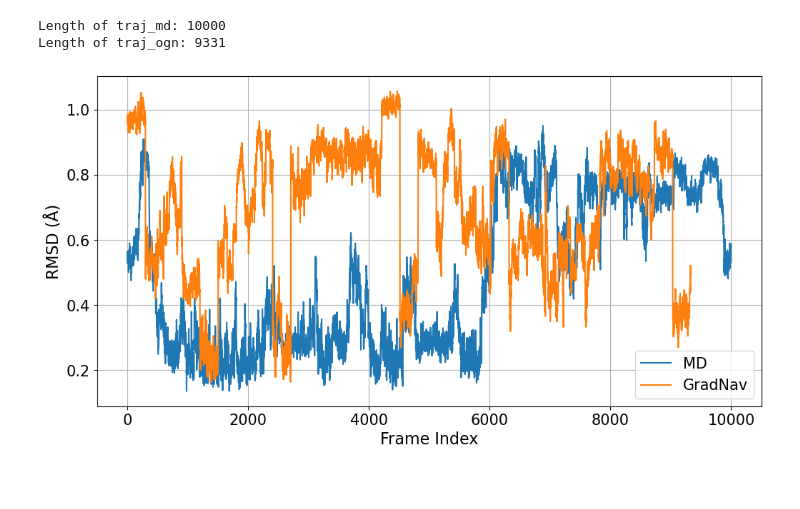
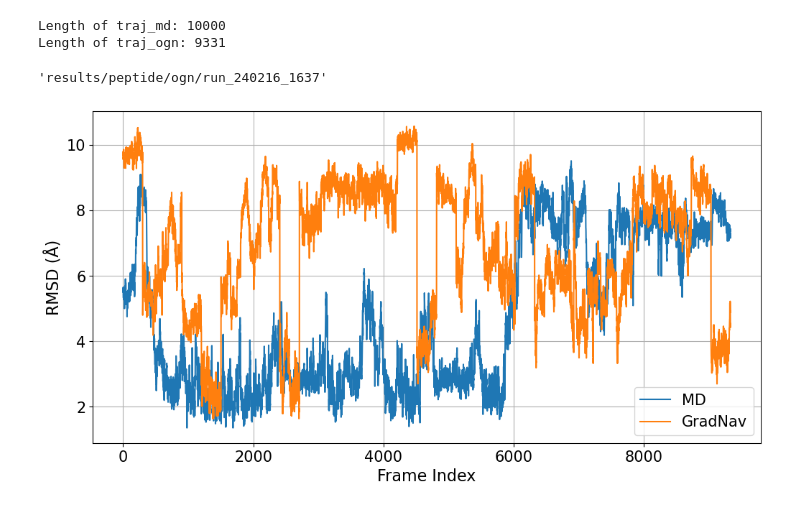
Before and after one commit to hoon-ock/landscape-search, a Jupyter notebook: realsys_analysis.ipynb, the cells around one changed output. Drawn from its saved outputs; the diff is of its cells as text; code cells hidden in the pictures; blank space fills up the shorter version.

```diff
--- a/realsys_analysis.ipynb
+++ b/realsys_analysis.ipynb
@@ -551,19 +551,23 @@ rmsd_ogn = md.rmsd(traj_ogn, topology_fn, 0) # rmsd_ogn = md.rmsd(traj_ogn, traj
 # %% [output]
 Length of traj_md: 10000
 Length of traj_ogn: 9331
+# %%
+directory
+# %% [output]
+'results/peptide/ogn/run_240216_1637'
 # %%
 # Plotting
 plt.figure(figsize=(12, 6))
 
-plt.plot(rmsd_md, label=label_1)
-plt.plot(rmsd_ogn, label=label_2)
+plt.plot(10*rmsd_md[:len(rmsd_ogn)], label=label_1)
+plt.plot(10*rmsd_ogn, label=label_2)
 plt.xlabel('Frame Index', fontsize=ft+1)
 plt.ylabel('RMSD (Å)', fontsize=ft+1)
 # plt.title('RMSD Over Iterations')
 plt.xticks(fontsize=ft)
 plt.yticks(fontsize=ft)
 plt.legend(fontsize=ft)
 plt.grid(True)
-plt.savefig(os.path.join(directory, 'rmsd.png'),dpi=300, bbox_inches='tight')
+plt.savefig(os.path.join(directory, 'rmsd_2.png'),dpi=300, bbox_inches='tight')
 # %% [output]
-[figure, old version]
+[figure, new version]
```
Also changed, not shown: 2 other files.
